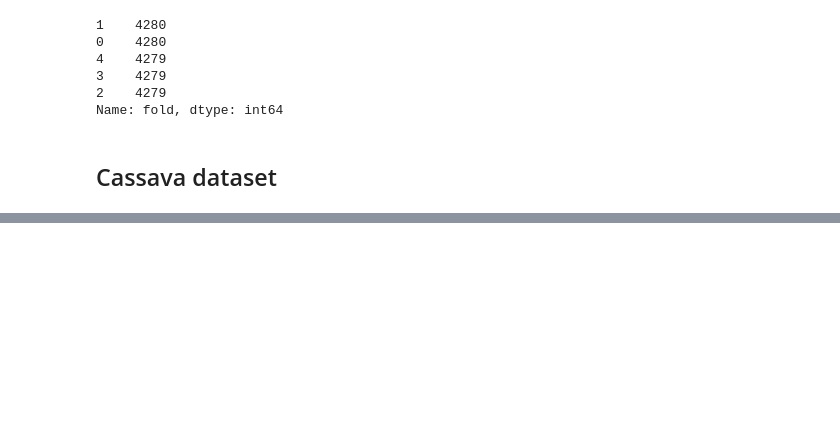
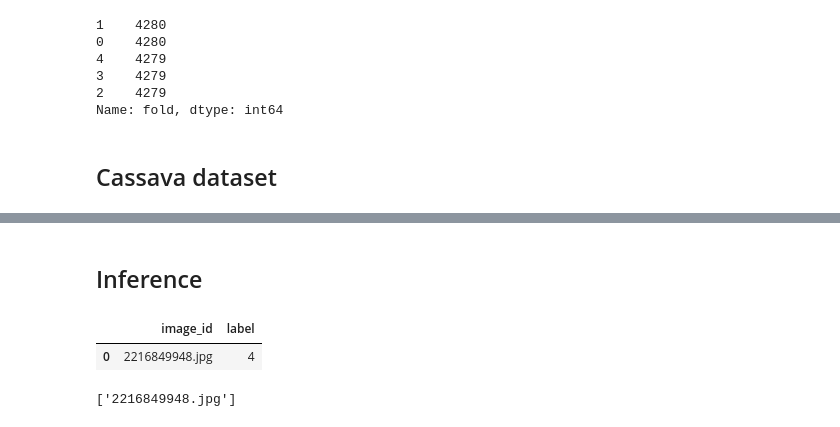
Before and after one commit to danjafish/cassava, a Jupyter notebook: baseline.ipynb, the cells around one changed output, grey strips where cells are left out. Cells and saved outputs as stored; diff of their text form; code cells hidden in the pictures; blank space fills up the shorter version.

```diff
--- a/baseline.ipynb
+++ b/baseline.ipynb
@@ -373,0 +544,13 @@ validation multi-class accuracy = 0.8626
+# %% [markdown]
+## Inference
+# %%
+sample_submission = pd.read_csv('sample_submission.csv')
+sample_submission.head()
+# %% [output]
+|  | image_id | label |
+| 0 | 2216849948.jpg | 4 |
+# %%
+import os
+os.listdir('test_images/')
+# %% [output]
+['2216849948.jpg']
```
Also changed, not shown: parts of 37 cells of this notebook.
